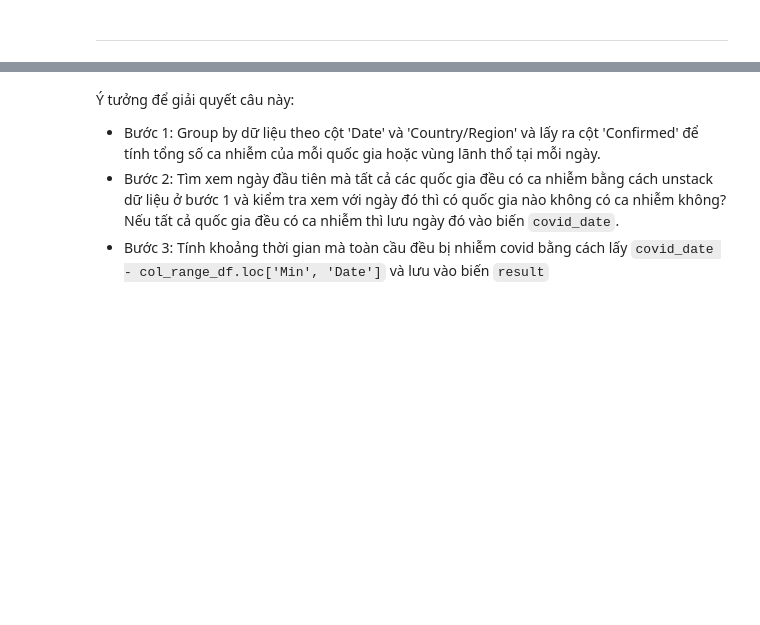
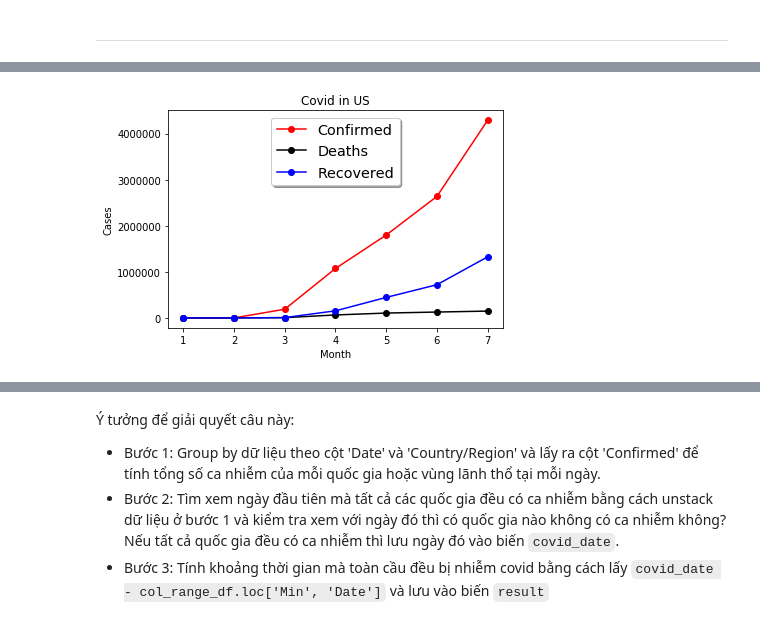
Before and after one commit to anhnamjr/LTKHDL, a Jupyter notebook: 1712604_NguyenAnhNam.ipynb, the cells around one changed output, grey strips where cells are left out. Drawn from its saved outputs; the diff is of its cells as text; code cells hidden in the pictures; blank space fills up the shorter version.

```diff
--- a/1712604_NguyenAnhNam.ipynb
+++ b/1712604_NguyenAnhNam.ipynb
@@ -232,0 +241,8 @@ Qua biểu đồ ta thấy nước Mỹ có số ca nhiễm cao ngất ngưỡng
+# %%
+#Bước 1:
+recent_df = covid_df[covid_df['Date'] == col_range_df.loc['Max', 'Date']]
+recent_df = recent_df[['Country/Region', 'Confirmed', 'Deaths', 'Recovered']]
+recent_df.sort_values(by=['Confirmed'], inplace=True, ascending=False)
+recent_df.reset_index(drop=True, inplace=True)
+country_highest_cases  = recent_df.iloc[0]
+country_highest_cases
@@ -232,0 +255,5 @@ Qua biểu đồ ta thấy nước Mỹ có số ca nhiễm cao ngất ngưỡng
+# %%
+#Bước 2:
+df = covid_df[covid_df['Country/Region'] == country_highest_cases['Country/Region']]
+US_df = df[['Month','Confirmed', 'Deaths','Recovered']].groupby(['Month']).max()
+US_df
@@ -232,0 +270,13 @@ Qua biểu đồ ta thấy nước Mỹ có số ca nhiễm cao ngất ngưỡng
+# %%
+fig, ax = plt.subplots()
+
+ax.plot(US_df.index, US_df['Confirmed'], 'ro-', label='Confirmed')
+ax.plot(US_df.index, US_df['Deaths'], 'ko-', label='Deaths')
+ax.plot(US_df.index, US_df['Recovered'], 'bo-', label='Recovered')
+legend = ax.legend(loc='upper center', shadow=True, fontsize='x-large')
+plt.xlabel('Month')
+plt.ylabel('Cases')
+plt.title('Covid in US')
+plt.show()
+# %% [output]
+[figure, added]
```
Also changed, not shown: parts of 22 cells of this notebook.
